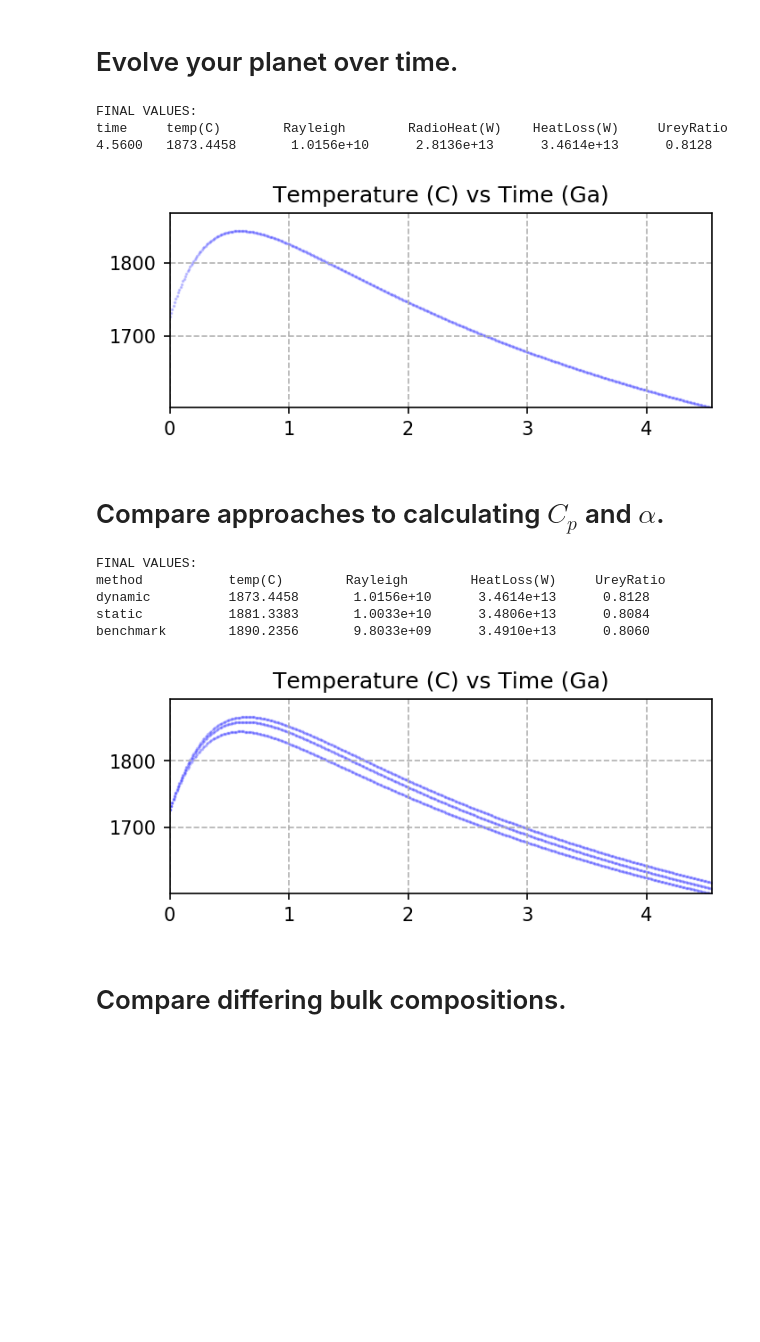
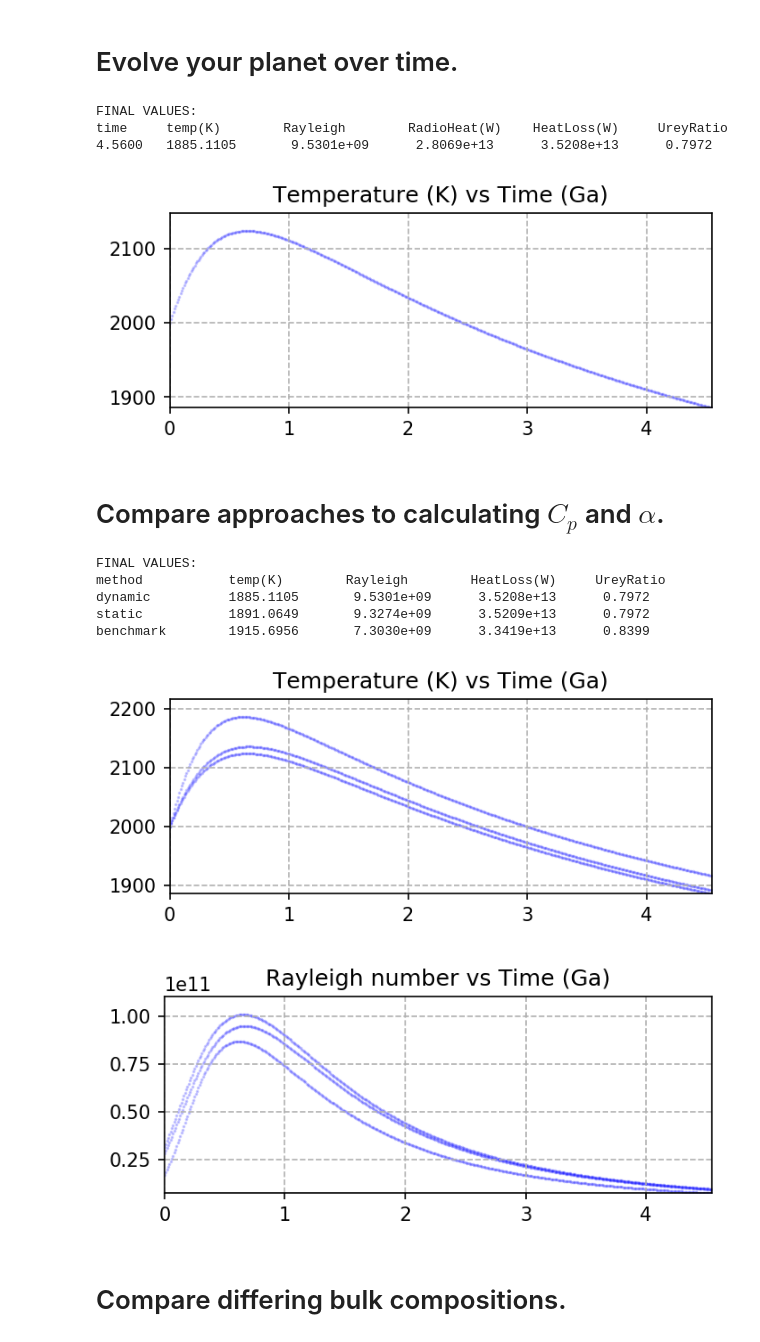
Before and after one commit to camerianm/ExoEvo, a Jupyter notebook: ExoEvo.ipynb, the cells around one changed output. Cells and saved outputs as stored; diff of their text form; code cells hidden in the pictures; blank space fills up the shorter version.

```diff
--- a/ExoEvo.ipynb
+++ b/ExoEvo.ipynb
@@ -204,7 +181,21 @@ seif             0.0000
 # %% [markdown]
 ### Build your mantle and acquire its unchanging material properties.
 # %%
-Mp,Mc,Rp,Rc,d,Vm,Sa,pm,g,Pcmb,Tcmb=get.build(Mpl=Mpl,Rpl=Rpl,Tp0=Tp0)
+if (ExoPlex == 'TRUE'):
+    file=ExoPlexFile
+    Mp,Mc,Rp,Rc,d,Vm,Sa,pm,g,Pcmb,Tcmb=fromexo.build(Mpl=Mpl,file=file,Tp0=Tp0)
+    startline=1000 #This is where the core stops and the mantle begins, in that file.
+    composition = fromexo.bulk_mass_fraction(file,startline)
+
+if (ExoPlex == 'FALSE'): # Build your own planet mode. Compositions in weight fraction/percent.
+    Mp,Mc,Rp,Rc,d,Vm,Sa,pm,g,Pcmb,Tcmb=get.build(Mpl=Mpl,Rpl=Rpl,Tp0=Tp0)
+    composition=my_composition   # All solid solutions are represented by their Mg endmembers.
+
+if Pref==0:
+    Pref=0.5*Pcmb
+
+composition=get.adds_up(composition)
+thermals=get.thermals_at_P_ave(composition,Pref)
 c1,Ev,visc0=get.TdepVisc(composition)
 
 params={"Mp":Mp,"Mc":Mc,"CMF":Mc/Mp,\
@@ -213,6 +204,7 @@ params={"Mp":Mp,"Mc":Mc,"CMF":Mc/Mp,\
         "pm":pm,"g":g,"Pcmb":Pcmb,\
         "c1":c1,"Ev":Ev,"visc0":visc0}
 
+print()
 prnt.unchanging(params)
 # %% [output]
 Now building your planet. One moment...
@@ -239,13 +233,11 @@ dt=0.01
 Hts=[]             #A list of lists; column names are in get.keys['columns']
 t=0.0              #Keep Hts=[], Tp=Tp0, and t=0.0 here, so we can reset values and run again.
 
-print("FINAL VALUES:")
-print('time\t temp(C) \tRayleigh \tRadioHeat(W)\tHeatLoss(W) \tUreyRatio')
 
 while t <= tmax:
 
-    if method=='dynamic': alpha,cp,k=get.thermals(composition,Tp)
-    if method=='static': alpha,cp,k=get.thermals(composition,1625)
+    if method=='dynamic': alpha,cp,k=get.Tdep_thermals(thermals,Tp)
+    if method=='static': alpha,cp,k=get.Tdep_thermals(thermals,1600.)
     if method=='benchmark': alpha,cp,k,pm=3.7e-5,1250.,5.0,3340. #common benchmark values
 
     viscT=get.viscosity(Ev,visc0,Tp)
@@ -254,22 +246,24 @@ while t <= tmax:
     production=evolve.produce_heat(Mp,Mc,Qp,t)
     loss=evolve.flux_heat(Sa,c1,k,Tp,d,Ra,Ev)
     dTp=(dt*get.seconds*(production-loss))/(cp*pm*Vm) #Potentially change to (cp*Mp)?
-    Hts.append([t,Tp-273.15,Ra,production,loss,production/loss])
+    Hts.append([t,Tp,Ra,production,loss,production/loss])
 
     Tp=Tp+dTp
     t=t+dt
 
 Evolution=np.asarray(Hts)
 
+print("FINAL VALUES:")
+print('time\t temp(K) \tRayleigh \tRadioHeat(W)\tHeatLoss(W) \tUreyRatio')
 print(Pf(t), '\t', Pf(Tp), '\t', Pe(Ra), '\t',  Pe(production), '\t', Pe(loss),  '\t', Pf(production/loss))
 print()
 
-Temps=evolve.plot_heat(Evolution[:,(0,1)],"Temperature (C) vs Time (Ga)")
+Temps=evolve.plot_heat(Evolution[:,(0,1)],"Temperature (K) vs Time (Ga)")
 # %% [output]
 FINAL VALUES:
-time     temp(C)        Rayleigh        RadioHeat(W)    HeatLoss(W)     UreyRatio
-4.5600   1873.4458       1.0156e+10      2.8136e+13      3.4614e+13      0.8128
+time     temp(K)        Rayleigh        RadioHeat(W)    HeatLoss(W)     UreyRatio
+4.5600   1885.1105       9.5301e+09      2.8069e+13      3.5208e+13      0.7972
-[figure, old version]
+[figure, new version]
 # %% [markdown]
 # Compare approaches to calculating $C_p$ and $\alpha$.
 # %%
@@ -281,45 +275,46 @@ Hts=[]             #A list of lists; column names are in get.keys['columns']
 t=0.0              #Keep Hts=[], Tp=Tp0, and t=0.0 here, so we can reset values and run again.
 
 print("FINAL VALUES:")
-print('method\t\t temp(C) \tRayleigh \tHeatLoss(W) \tUreyRatio')
+print('method\t\t temp(K) \tRayleigh \tHeatLoss(W) \tUreyRatio')
 
 for method in methods:
 
     Tp=Tp0
     Ts=300.0
     dt=0.01
     t=0.0
 
     while t <= tmax:
-        alpha,cp,k=get.thermals(composition,Tp)
 
-        if method=='dynamic': alpha,cp,k=get.thermals(composition,Tp)
-        if method=='static': alpha,cp,k=get.thermals(composition,1625)
-        if method=='benchmark': alpha,cp,k=3.7e-5,1250.,5.0 #common benchmark values
+        if method=='dynamic': alpha,cp,k=get.Tdep_thermals(thermals,Tp)
+        if method=='static': alpha,cp,k=get.Tdep_thermals(thermals,1600.)
+        if method=='benchmark': alpha,cp,k,pm=3.7e-5,1250.,5.0,3340. #common benchmark values
 
         viscT=get.viscosity(Ev,visc0,Tp)
         Ra=get.rayleigh(d,g,pm,Tp,Ts,viscT,alpha,cp,k)
 
         production=evolve.produce_heat(Mp,Mc,Qp,t)
         loss=evolve.flux_heat(Sa,c1,k,Tp,d,Ra,Ev)
         dTp=(dt*get.seconds*(production-loss))/(cp*pm*Vm) #Potentially change to (cp*Mp)?
-        Hts.append([t,Tp-273.15,Ra,production,loss,production/loss])
+        Hts.append([t,Tp,Ra,production,loss,production/loss])
 
         Tp=Tp+dTp
         t=t+dt
 
     print(method, '  \t', Pf(Tp), '\t', Pe(Ra), '\t',  Pe(loss),  '\t', Pf(production/loss))
 
 Evolution=np.asarray(Hts)
 
-Temps=evolve.plot_heat(Evolution[:,(0,1)],"Temperature (C) vs Time (Ga)")
+Temps=evolve.plot_heat(Evolution[:,(0,1)],"Temperature (K) vs Time (Ga)")
+Rayleighs=evolve.plot_heat(Evolution[:,(0,2)],"Rayleigh number vs Time (Ga)")
 # %% [output]
 FINAL VALUES:
-method           temp(C)        Rayleigh        HeatLoss(W)     UreyRatio
-dynamic          1873.4458       1.0156e+10      3.4614e+13      0.8128
-static           1881.3383       1.0033e+10      3.4806e+13      0.8084
-benchmark        1890.2356       9.8033e+09      3.4910e+13      0.8060
+method           temp(K)        Rayleigh        HeatLoss(W)     UreyRatio
+dynamic          1885.1105       9.5301e+09      3.5208e+13      0.7972
+static           1891.0649       9.3274e+09      3.5209e+13      0.7972
+benchmark        1915.6956       7.3030e+09      3.3419e+13      0.8399
-[figure, old version]
+[figure, new version]
+[figure, added]
 # %% [markdown]
 # Compare differing bulk compositions.
 # %%
```
Also changed, not shown: parts of 7 cells of this notebook, 1 other file.
